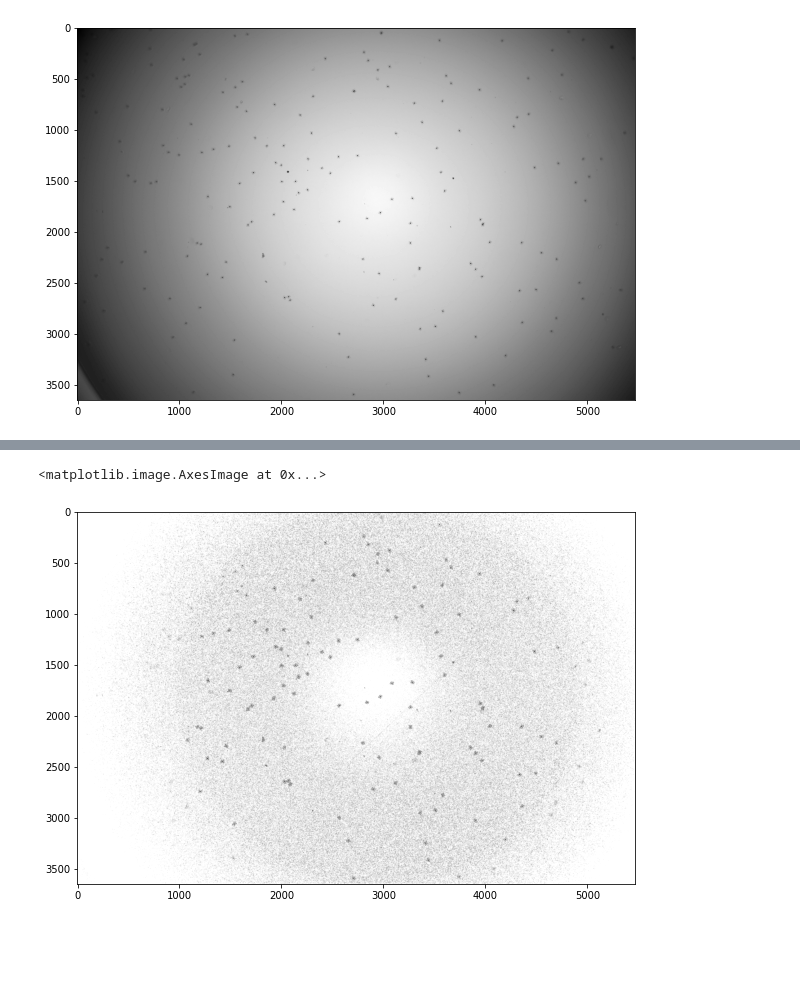
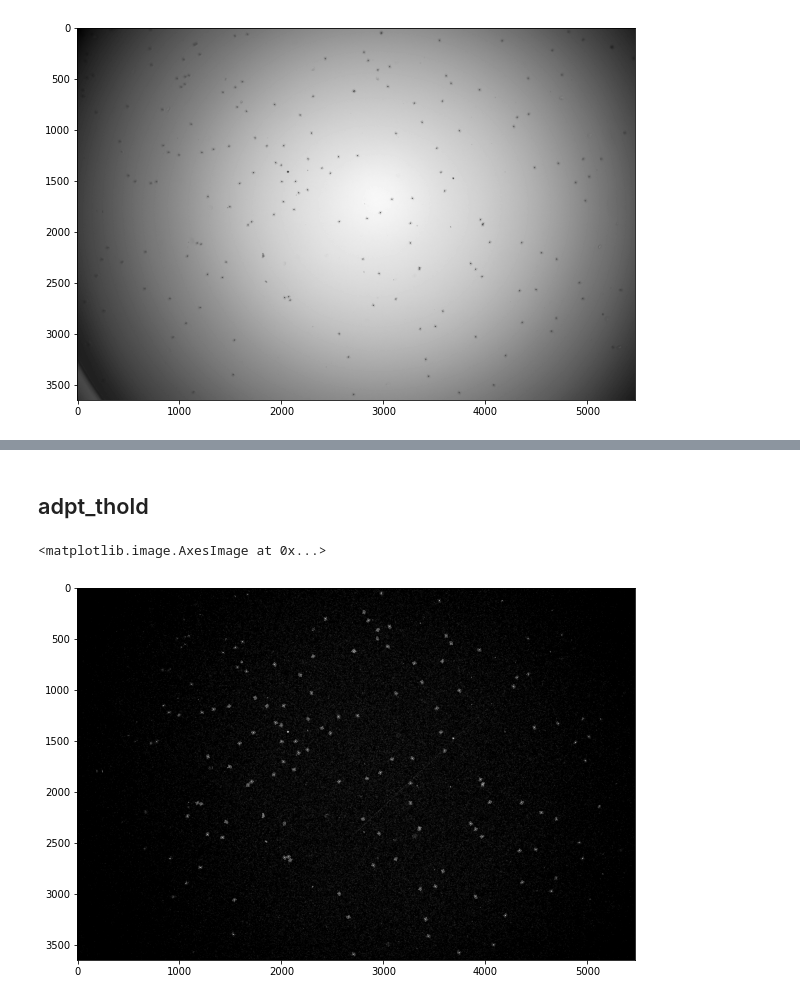
Before and after one commit to Abner0627/IPRV_Barcode-Beads-Detection, a Jupyter notebook: Barcode Beads Detection/main.ipynb, the cells around one changed output, grey strips where cells are left out. Cells and saved outputs as stored; diff of their text form; code cells hidden in the pictures; blank space fills up the shorter version.

```diff
--- a/Barcode Beads Detection/main.ipynb
+++ b/Barcode Beads Detection/main.ipynb
@@ -101,13 +103,18 @@ plt.imshow(img_hist, cmap='gray')
+# %% [markdown]
+## adpt_thold
 # %%
-k = gaussian_kernel(11)
-img_pad = _pad(img_hist, k)
+kernel_size = 11
+sigma = 0.3 * ((kernel_size - 1) * 0.5 - 1) + 0.8
+
+k = gaussian_kernel(kernel_size, sigma=sigma)
+img_pad = _pad(image, k)
 view = _view_matrix(img_pad, k)
 thold = np.einsum('klij,ij->kl', view, k) / np.sum(k) - 2
 
-img_adpt_thold = np.greater_equal(img_hist, thold)
+img_adpt_thold = (~np.greater_equal(image, thold)) * 1
 
 fig = plt.figure(figsize=(10, 10))
 plt.imshow(img_adpt_thold, cmap='gray')
 # %% [output]
 <matplotlib.image.AxesImage at 0x...>
-[figure, old version]
+[figure, new version]
```
Also changed, not shown: parts of 2 cells of this notebook, 1 other file.
